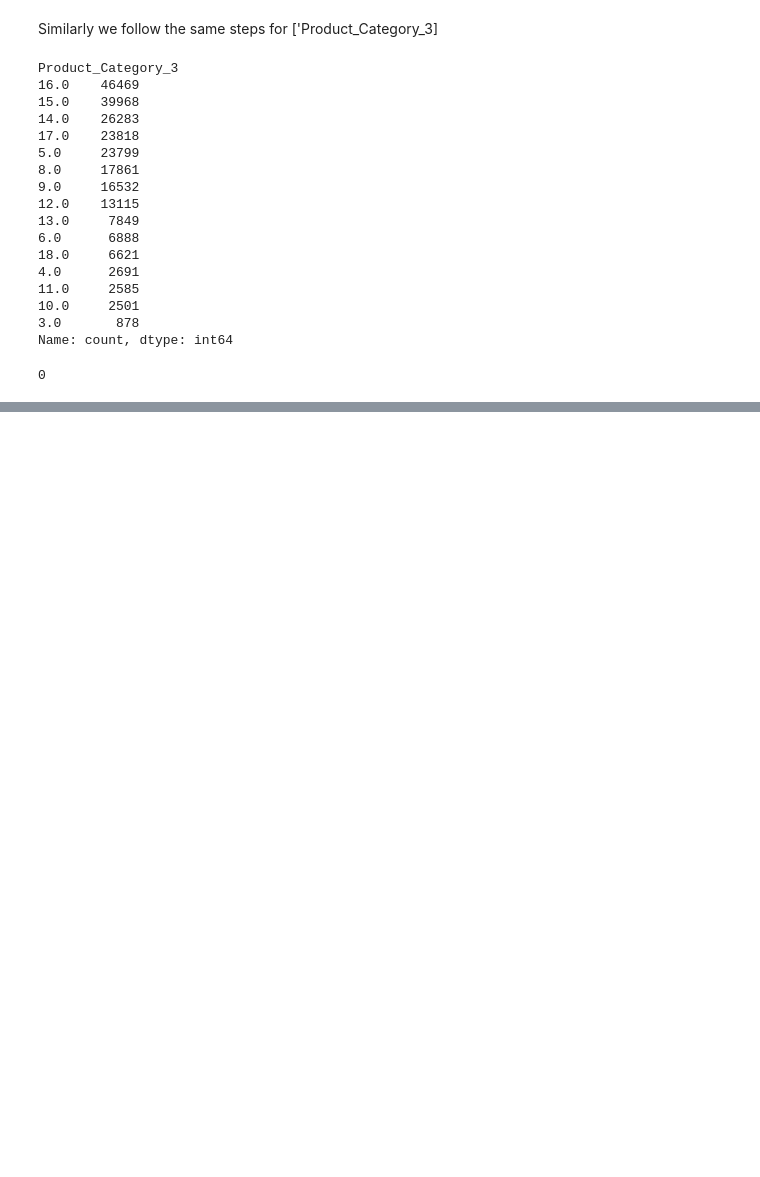
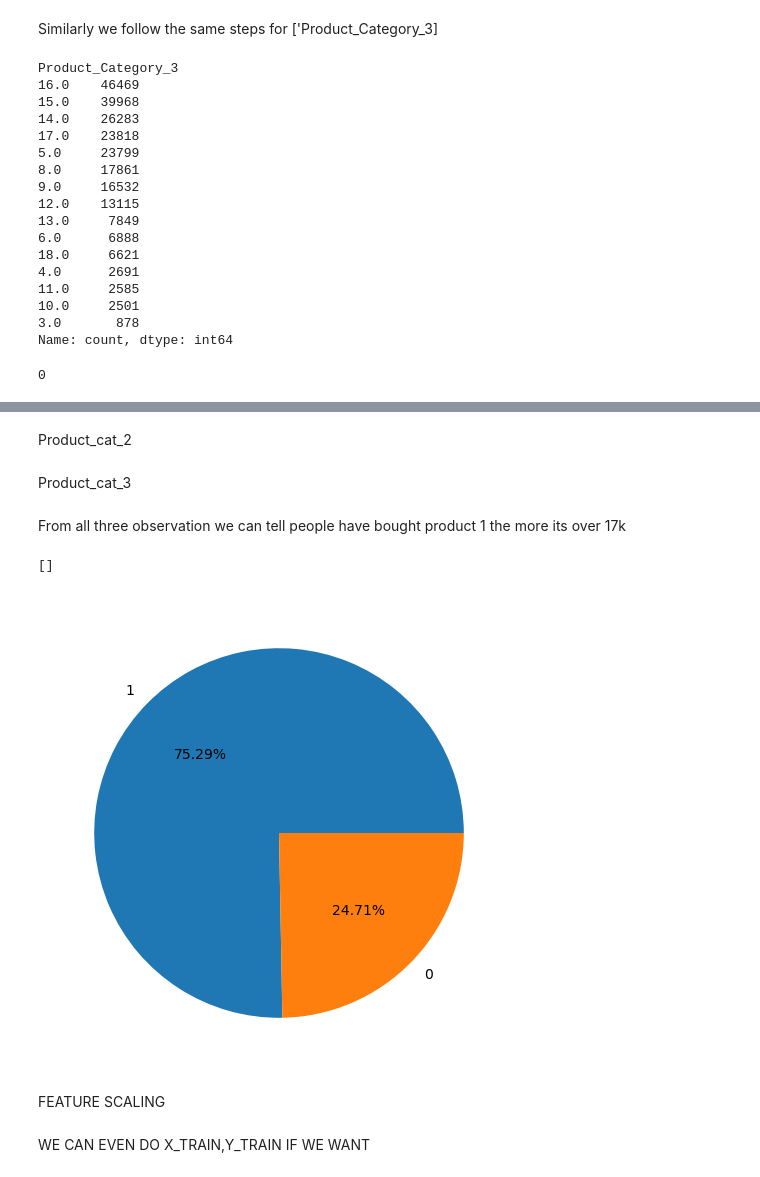
Before and after one commit to hsnaidu/DS_L, a Jupyter notebook: EDA/Sales.ipynb, the cells around one changed output, grey strips where cells are left out. Cells and saved outputs as stored; diff of their text form; code cells hidden in the pictures; blank space fills up the shorter version.

```diff
--- a/EDA/Sales.ipynb
+++ b/EDA/Sales.ipynb
@@ -293,0 +304,8 @@ df['Product_Category_3'].isnull().sum()
+# %%
+df['Stay_In_Current_City_Years'].unique()
+# So here since it is alread in numbers
+df['Stay_In_Current_City_Years'].dtype
+
+
+# NOTE here mentioning the STR is important
+df['Stay_In_Current_City_Years'] = df['Stay_In_Current_City_Years'].str.replace('+','')
@@ -293,0 +350,3 @@ df['Product_Category_3'].isnull().sum()
+# %%
+df['Stay_In_Current_City_Years'] = df['Stay_In_Current_City_Years'].astype(str).astype('float')
+df.info()
@@ -293,0 +425,2 @@ df['Product_Category_3'].isnull().sum()
+# %% [markdown]
+Product_cat_2
@@ -293,0 +429,2 @@ df['Product_Category_3'].isnull().sum()
+# %% [markdown]
+Product_cat_3
@@ -293,0 +433,13 @@ df['Product_Category_3'].isnull().sum()
+# %% [markdown]
+From all three observation we can tell people have bought product 1 the more its over 17k
+# %%
+df['Gender'].value_counts()
+gender_index = df['Gender'].value_counts().index
+gender_values = df['Gender'].value_counts().values
+# NOTE What is the distribution of Gender
+plt.pie(x = gender_values, labels=gender_index, autopct="%.2f%%",)
+plt.plot()
+# The gender Ration of Male is more
+# %% [output]
+[]
+[figure, added]
@@ -293,0 +449,2 @@ df['Product_Category_3'].isnull().sum()
+# %% [markdown]
+FEATURE SCALING
@@ -293,0 +456,2 @@ df['Product_Category_3'].isnull().sum()
+# %% [markdown]
+WE CAN EVEN DO X_TRAIN,Y_TRAIN IF WE WANT
```
Also changed, not shown: parts of 33 cells of this notebook.
